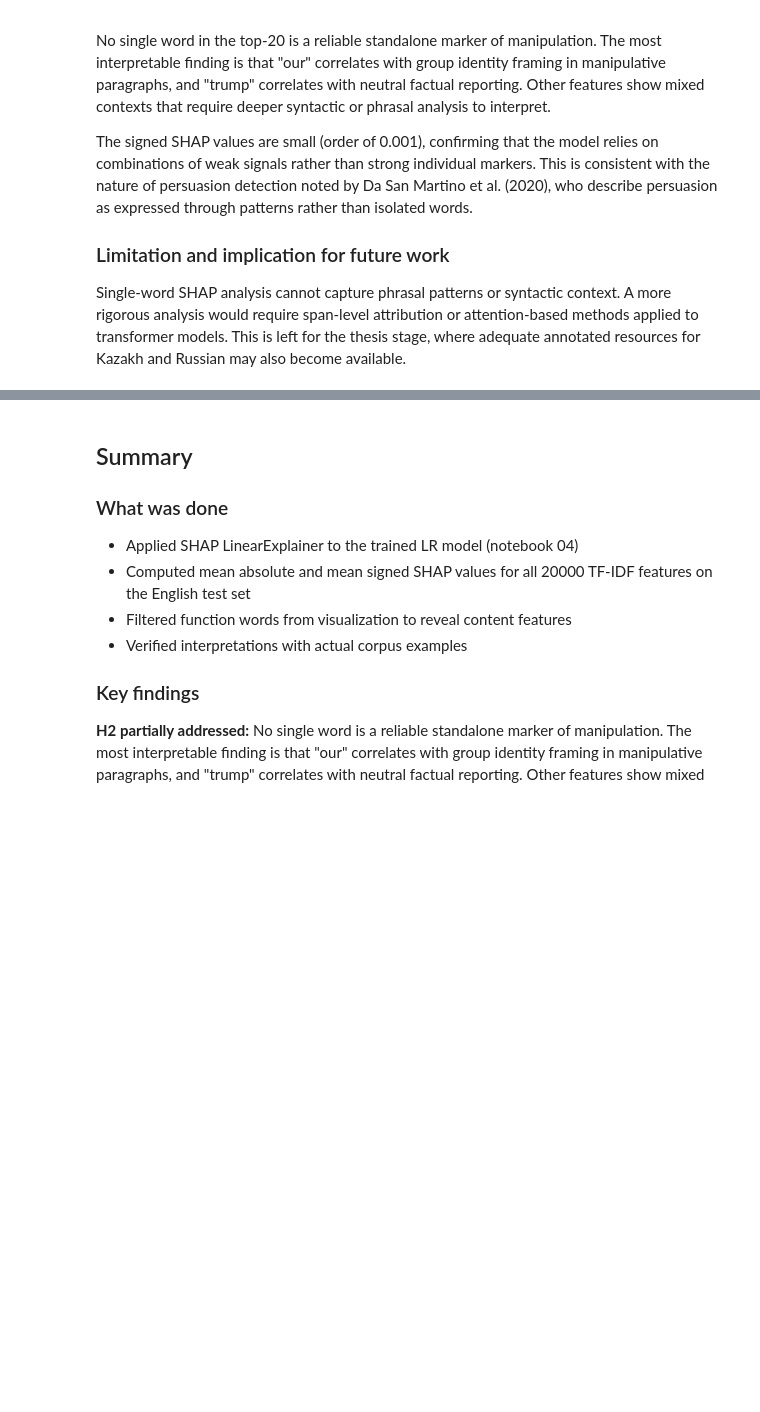
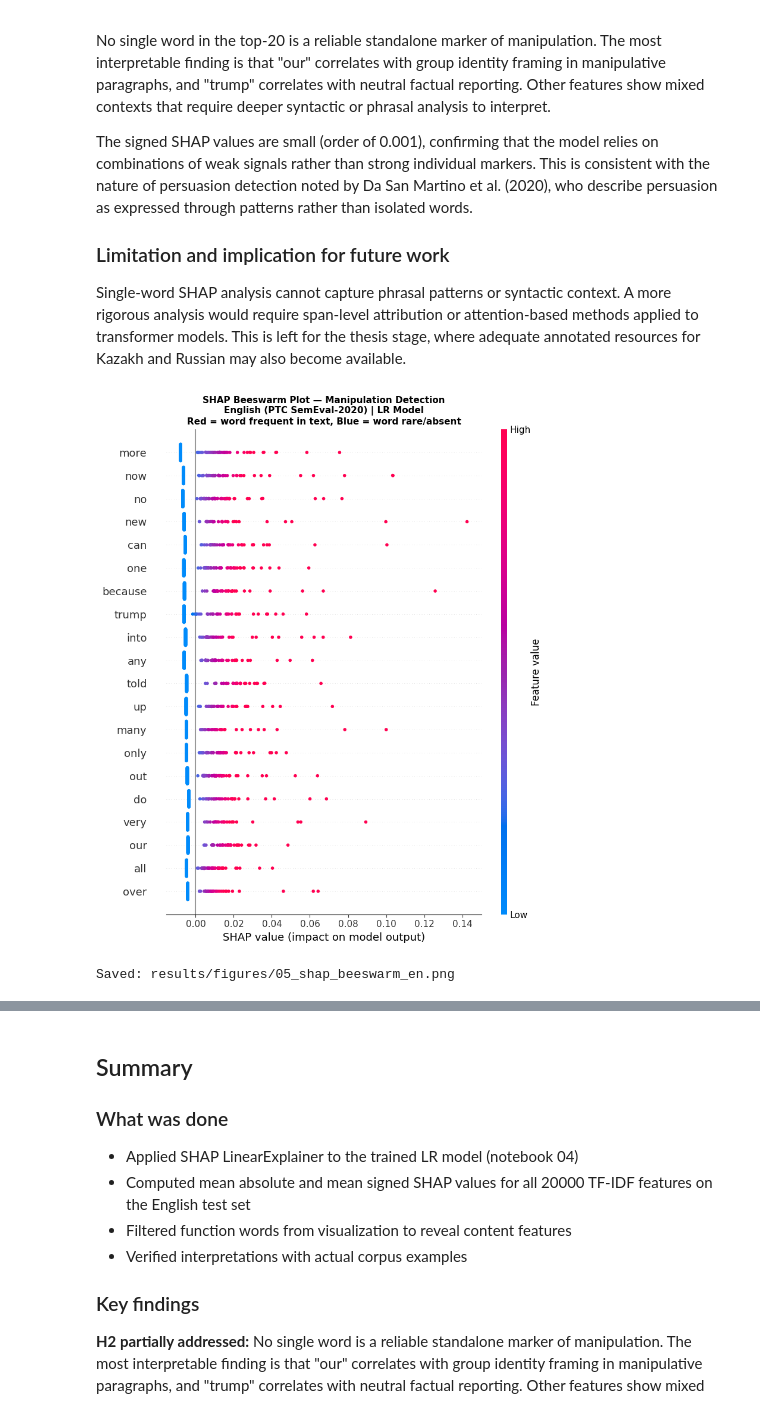
Before and after one commit to Rakhayeva/multilingual-persuasion-detection, a Jupyter notebook: 06_shap_explainability.ipynb, the cells around one changed output, grey strips where cells are left out. Drawn from its saved outputs; the diff is of its cells as text; code cells hidden in the pictures; blank space fills up the shorter version.

```diff
--- a/06_shap_explainability.ipynb
+++ b/06_shap_explainability.ipynb
@@ -385,3 +385,39 @@ context. A more rigorous analysis would require span-level attribution
 or attention-based methods applied to transformer models. This is
 left for the thesis stage, where adequate annotated resources for
 Kazakh and Russian may also become available.
+# %%
+# ── SHAP Beeswarm plot ────────────────────────────────────────────────────────
+# Shows SHAP values for each individual text (dot) per feature.
+# Color: red = high TF-IDF value (word frequent in this text)
+#        blue = low TF-IDF value (word rare or absent)
+# Position: right = pushes toward Manipulative (class 1)
+#           left  = pushes toward Not manipulative (class 0)
+
+# We use only top filtered features for readability
+
+# Convert sparse matrix to dense for correct color rendering
+X_test_dense = X_test_filtered.toarray()
+
+plt.figure(figsize=(10, 8))
+shap.summary_plot(
+    shap_values_filtered,
+    X_test_dense,                    # dense вместо sparse
+    feature_names=feature_names_filtered,
+    show=False,
+    plot_type='dot',
+    max_display=20
+)
+plt.title(
+    'SHAP Beeswarm Plot — Manipulation Detection\n'
+    'English (PTC SemEval-2020) | LR Model\n'
+    'Red = word frequent in text, Blue = word rare/absent',
+    fontsize=11, fontweight='bold'
+)
+plt.tight_layout()
+plt.savefig(f'{BASE}/results/figures/05_shap_beeswarm_en.png',
+            dpi=150, bbox_inches='tight')
+plt.show()
+print("Saved: results/figures/05_shap_beeswarm_en.png")
+# %% [output]
+[figure, added]
+Saved: results/figures/05_shap_beeswarm_en.png
```
Also changed, not shown: parts of 2 cells of this notebook.
